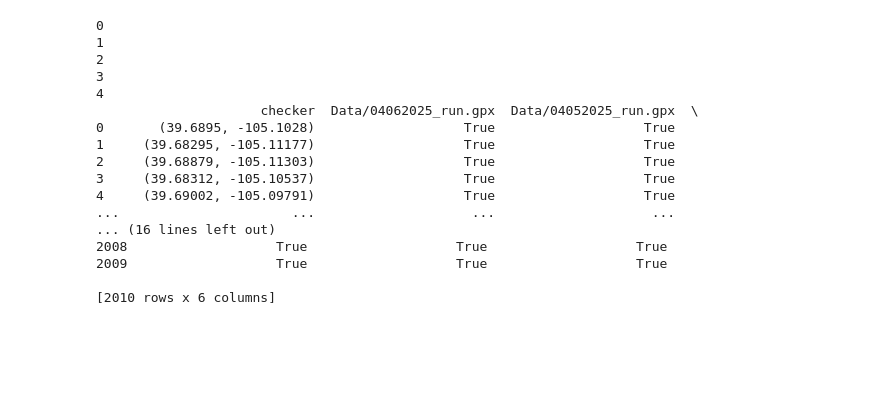
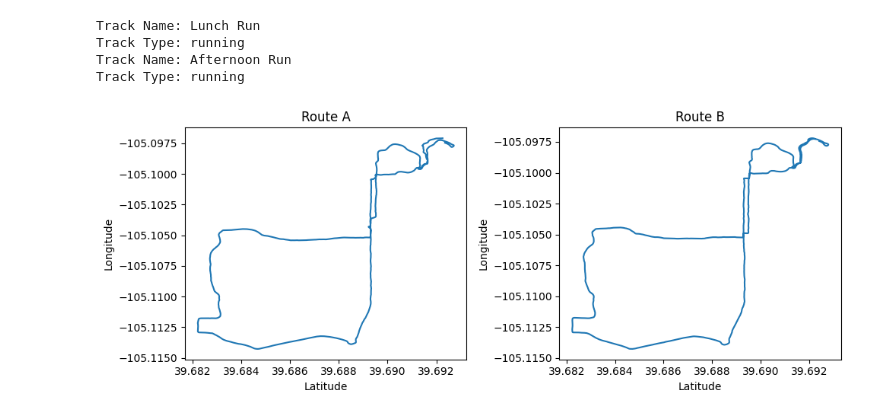
Before and after one commit to Liz2107/CSCI4022_FinalProject, a Jupyter notebook: parsing.ipynb, the cells around one changed output. Cells and saved outputs as stored; diff of their text form; code cells hidden in the pictures; blank space fills up the shorter version.

```diff
--- a/parsing.ipynb
+++ b/parsing.ipynb
@@ -154,38 +53,26 @@ Track Type: running
-# %%
-import pandas as pd
-
-all_coords = set()
-for s in coords_list:
-    all_coords = all_coords | s
-
-
-s0 = pd.Series(list(all_coords))
-
-result_dict = {'checker': s0}
-
-for i, shingle_set in enumerate(coords_list):
-    print(i)
-    column_name = filenames[i]
-    result_dict[column_name] = s0.isin(pd.Series(list(shingle_set)))
-
-df = pd.DataFrame(result_dict)
-
-print(df)
-# %% [output]
-0
-1
-2
-3
-4
-                     checker  Data/04062025_run.gpx  Data/04052025_run.gpx  \
-0       (39.6895, -105.1028)                   True                   True
-1     (39.68295, -105.11177)                   True                   True
-2     (39.68879, -105.11303)                   True                   True
-3     (39.68312, -105.10537)                   True                   True
-4     (39.69002, -105.09791)                   True                   True
-...                      ...                    ...                    ...
-... (16 lines left out)
-2008                   True                   True                   True
-2009                   True                   True                   True
-
-[2010 rows x 6 columns]
+# %%
+#Creating visual for minhashing demo later
+file_path = 'Data/04052025_run.gpx'
+lats, longs, elevations, times, hrs, cadences, powers = parse_gpx(file_path)
+fig, ax = plt.subplots(1,2, figsize=(10,4))
+
+ax[0].plot(lats, longs)
+ax[0].set_title("Route A")
+ax[0].set_xlabel("Latitude")
+ax[0].set_ylabel("Longitude")
+
+file_path = 'Data/04062025_run.gpx'
+lats, longs, elevations, times, hrs, cadences, powers = parse_gpx(file_path)
+
+ax[1].plot(lats, longs)
+ax[1].set_title("Route B")
+ax[1].set_xlabel("Latitude")
+ax[1].set_ylabel("Longitude")
+
+plt.tight_layout()
+# %% [output]
+Track Name: Lunch Run
+Track Type: running
+Track Name: Afternoon Run
+Track Type: running
+[figure, added]
```
Also changed, not shown: parts of 11 cells of this notebook, 3 other files.
